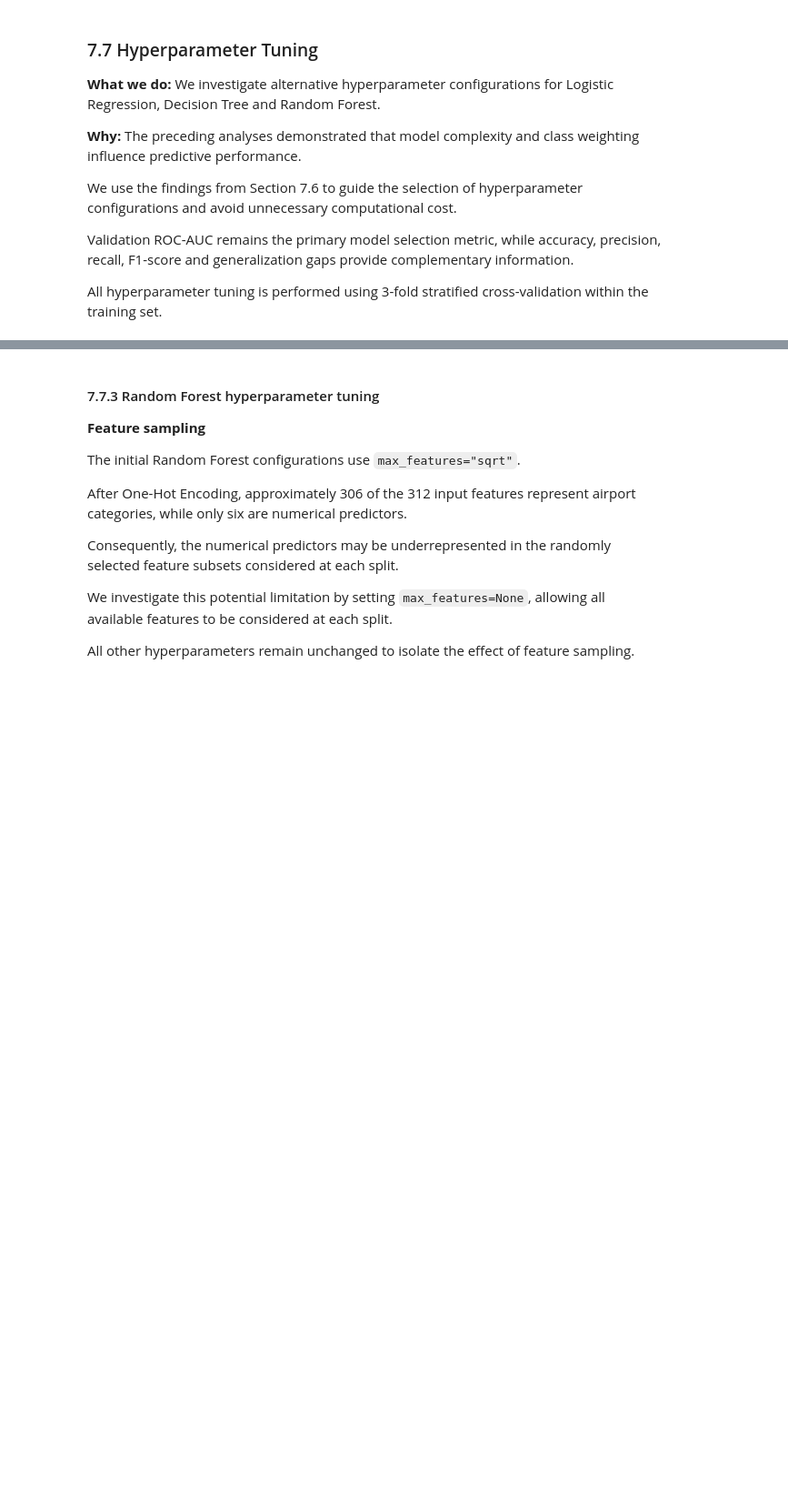
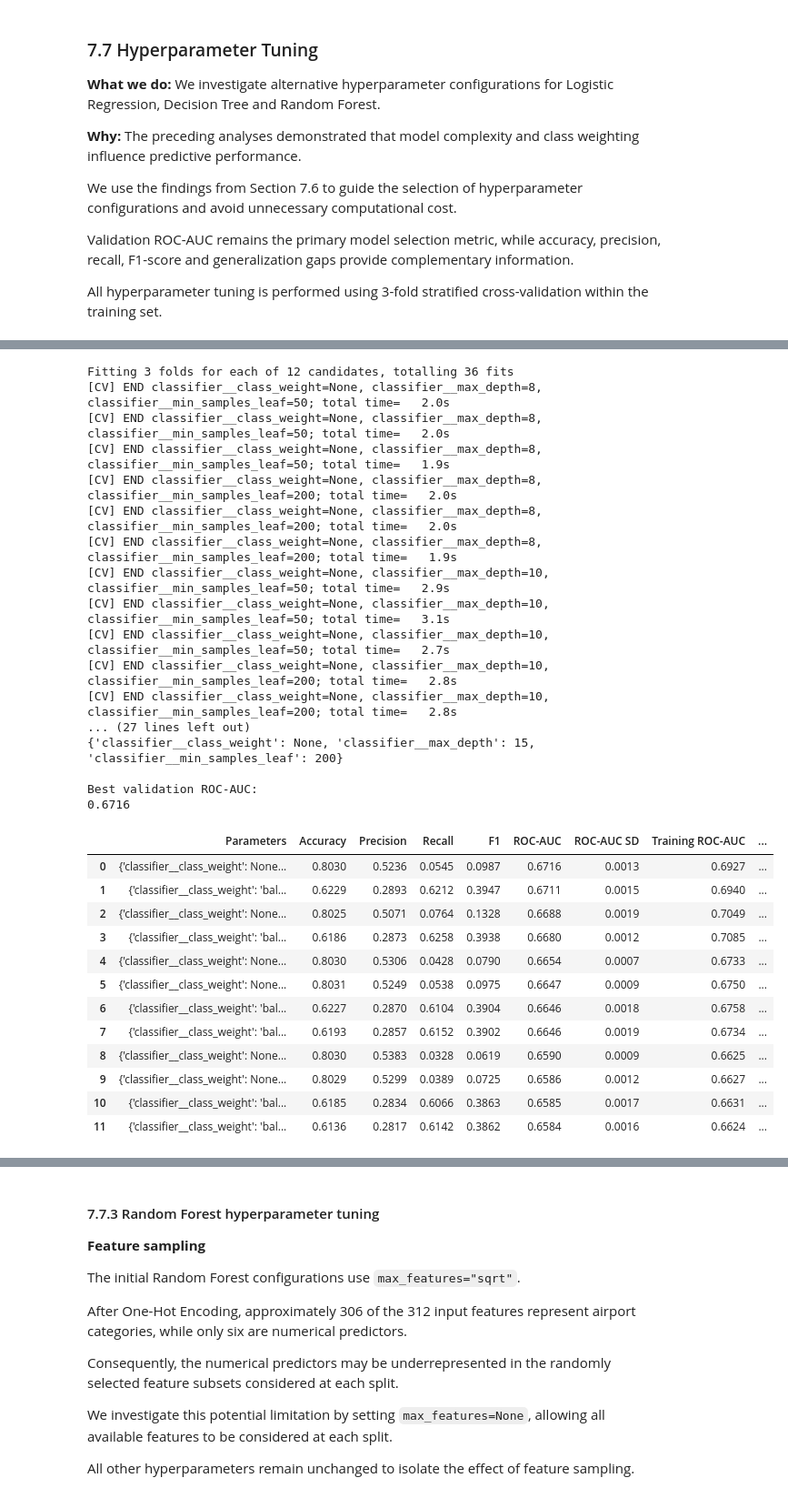
Before and after one commit to Malou100701/MachineLearning2026, a Jupyter notebook: flight_delay_analysis_starter.ipynb, the cells around one changed output, grey strips where cells are left out. Shown at 91% size. Saved outputs shown, nothing was run; the diff lists cells and outputs as text; code cells hidden in the pictures; blank space fills up the shorter version.

```diff
--- a/flight_delay_analysis_starter.ipynb
+++ b/flight_delay_analysis_starter.ipynb
@@ -1937,0 +2197,38 @@ All hyperparameter tuning is performed using 3-fold stratified cross-validation
+# %%
+# Tune Decision Tree
+dt_grid_search, dt_tuning_results, dt_best_params = tune_model(
+    name="Decision Tree (tuned)",
+    model=tree_model,
+    param_grid=dt_param_grid
+)
+# %% [output]
+Fitting 3 folds for each of 12 candidates, totalling 36 fits
+[CV] END classifier__class_weight=None, classifier__max_depth=8, classifier__min_samples_leaf=50; total time=   2.0s
+[CV] END classifier__class_weight=None, classifier__max_depth=8, classifier__min_samples_leaf=50; total time=   2.0s
+[CV] END classifier__class_weight=None, classifier__max_depth=8, classifier__min_samples_leaf=50; total time=   1.9s
+[CV] END classifier__class_weight=None, classifier__max_depth=8, classifier__min_samples_leaf=200; total time=   2.0s
+[CV] END classifier__class_weight=None, classifier__max_depth=8, classifier__min_samples_leaf=200; total time=   2.0s
+[CV] END classifier__class_weight=None, classifier__max_depth=8, classifier__min_samples_leaf=200; total time=   1.9s
+[CV] END classifier__class_weight=None, classifier__max_depth=10, classifier__min_samples_leaf=50; total time=   2.9s
+[CV] END classifier__class_weight=None, classifier__max_depth=10, classifier__min_samples_leaf=50; total time=   3.1s
+[CV] END classifier__class_weight=None, classifier__max_depth=10, classifier__min_samples_leaf=50; total time=   2.7s
+[CV] END classifier__class_weight=None, classifier__max_depth=10, classifier__min_samples_leaf=200; total time=   2.8s
+[CV] END classifier__class_weight=None, classifier__max_depth=10, classifier__min_samples_leaf=200; total time=   2.8s
+... (27 lines left out)
+{'classifier__class_weight': None, 'classifier__max_depth': 15, 'classifier__min_samples_leaf': 200}
+
+Best validation ROC-AUC:
+0.6716
+|  | Parameters | Accuracy | Precision | Recall | F1 | ROC-AUC | ROC-AUC SD | Training ROC-AUC | ... |
+| 0 | {'classifier__class_weight': None... | 0.8030 | 0.5236 | 0.0545 | 0.0987 | 0.6716 | 0.0013 | 0.6927 | ... |
+| 1 | {'classifier__class_weight': 'bal... | 0.6229 | 0.2893 | 0.6212 | 0.3947 | 0.6711 | 0.0015 | 0.6940 | ... |
+| 2 | {'classifier__class_weight': None... | 0.8025 | 0.5071 | 0.0764 | 0.1328 | 0.6688 | 0.0019 | 0.7049 | ... |
+| 3 | {'classifier__class_weight': 'bal... | 0.6186 | 0.2873 | 0.6258 | 0.3938 | 0.6680 | 0.0012 | 0.7085 | ... |
+| 4 | {'classifier__class_weight': None... | 0.8030 | 0.5306 | 0.0428 | 0.0790 | 0.6654 | 0.0007 | 0.6733 | ... |
+| 5 | {'classifier__class_weight': None... | 0.8031 | 0.5249 | 0.0538 | 0.0975 | 0.6647 | 0.0009 | 0.6750 | ... |
+| 6 | {'classifier__class_weight': 'bal... | 0.6227 | 0.2870 | 0.6104 | 0.3904 | 0.6646 | 0.0018 | 0.6758 | ... |
+| 7 | {'classifier__class_weight': 'bal... | 0.6193 | 0.2857 | 0.6152 | 0.3902 | 0.6646 | 0.0019 | 0.6734 | ... |
+| 8 | {'classifier__class_weight': None... | 0.8030 | 0.5383 | 0.0328 | 0.0619 | 0.6590 | 0.0009 | 0.6625 | ... |
+| 9 | {'classifier__class_weight': None... | 0.8029 | 0.5299 | 0.0389 | 0.0725 | 0.6586 | 0.0012 | 0.6627 | ... |
+| 10 | {'classifier__class_weight': 'bal... | 0.6185 | 0.2834 | 0.6066 | 0.3863 | 0.6585 | 0.0017 | 0.6631 | ... |
+| 11 | {'classifier__class_weight': 'bal... | 0.6136 | 0.2817 | 0.6142 | 0.3862 | 0.6584 | 0.0016 | 0.6624 | ... |
```
Also changed, not shown: parts of 14 cells of this notebook.
